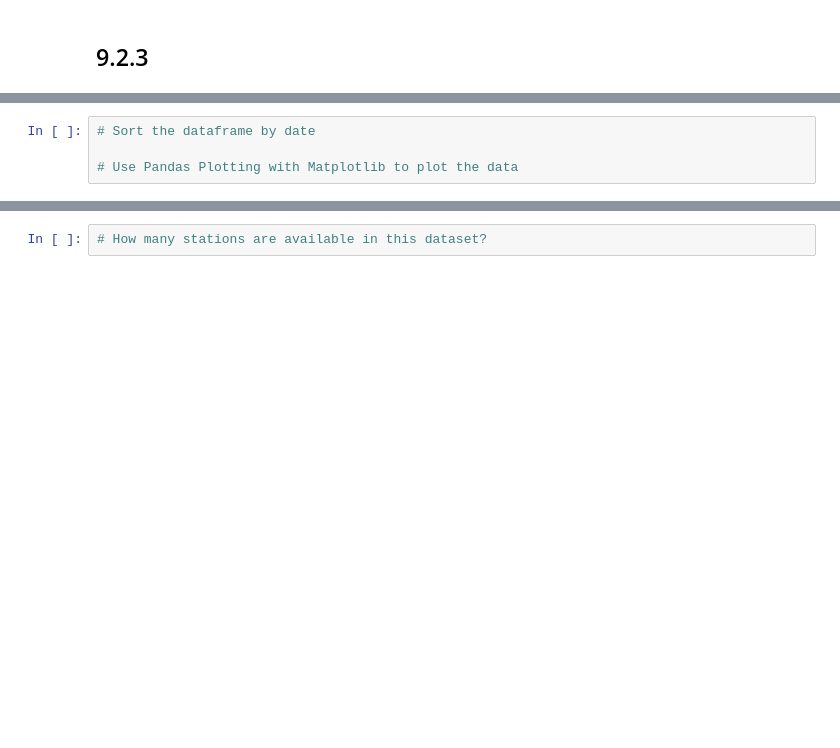
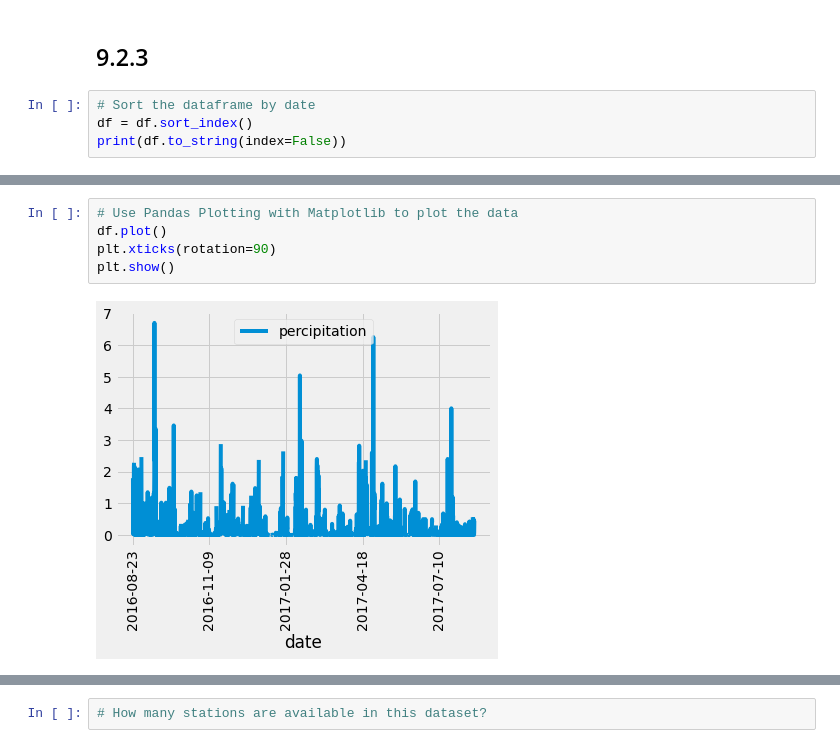
Before and after one commit to russgo1/surfs_up, a Jupyter notebook: climate_analysis.ipynb, the cells around one changed output, grey strips where cells are left out. Drawn from its saved outputs; the diff is of its cells as text; blank space fills up the shorter version.

```diff
--- a/climate_analysis.ipynb
+++ b/climate_analysis.ipynb
@@ -119,3 +119,7 @@ print(df.to_string(index=False))
 2017-08-23           0.45
 # %% [markdown]
 ## 9.2.3
+# %%
+# Sort the dataframe by date
+df = df.sort_index()
+print(df.to_string(index=False))
@@ -122,6 +144,9 @@ print(df.to_string(index=False))
 # %%
-# Sort the dataframe by date
-
 # Use Pandas Plotting with Matplotlib to plot the data
+df.plot()
+plt.xticks(rotation=90)
+plt.show()
+# %% [output]
+[figure, added]
 # %%
 # Use Pandas to calcualte the summary statistics for the precipitation data
```
Also changed, not shown: parts of 2 cells of this notebook.
